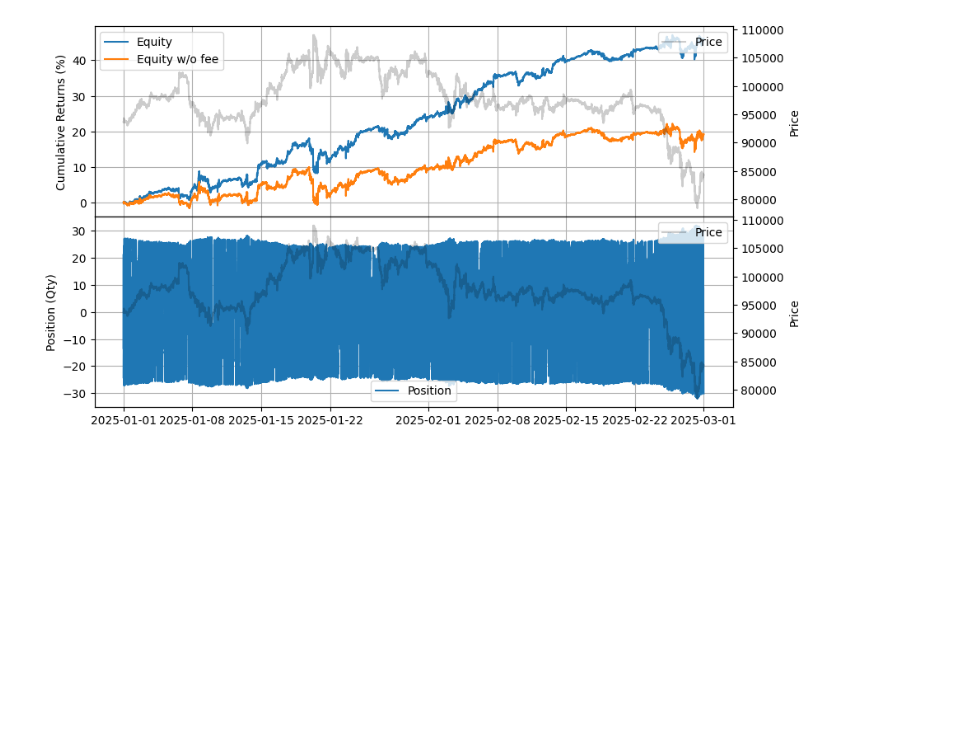
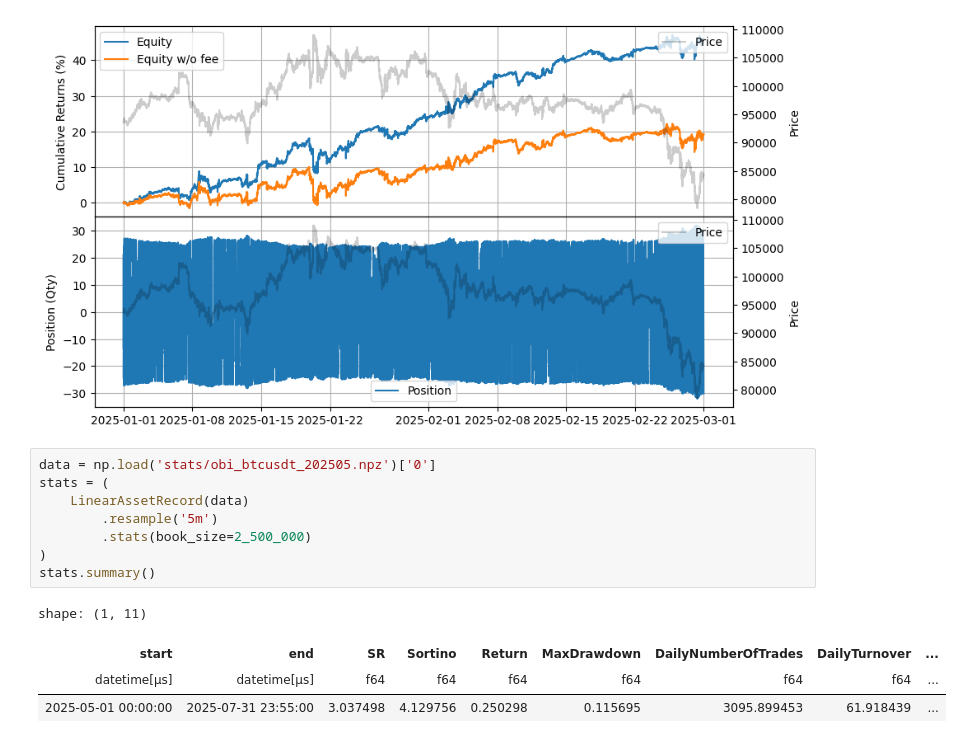
Before and after one commit to nkaz001/hftbacktest, a Jupyter notebook: examples/Market Making with Alpha - Order Book Imbalance.ipynb, the cells around one changed output. Cells and saved outputs as stored; diff of their text form; blank space fills up the shorter version.

```diff
--- a/examples/Market Making with Alpha - Order Book Imbalance.ipynb
+++ b/examples/Market Making with Alpha - Order Book Imbalance.ipynb
@@ -501,3 +541,16 @@ shape: (1, 11)
 stats.plot()
 # %% [output]
 [figure]
+# %%
+data = np.load('stats/obi_btcusdt_202505.npz')['0']
+stats = (
+    LinearAssetRecord(data)
+        .resample('5m')
+        .stats(book_size=2_500_000)
+)
+stats.summary()
+# %% [output]
+shape: (1, 11)
+| start | end | SR | Sortino | Return | MaxDrawdown | DailyNumberOfTrades | DailyTurnover | ... |
+| datetime[μs] | datetime[μs] | f64 | f64 | f64 | f64 | f64 | f64 | ... |
+| 2025-05-01 00:00:00 | 2025-07-31 23:55:00 | 3.037498 | 4.129756 | 0.250298 | 0.115695 | 3095.899453 | 61.918439 | ... |
```
Also changed, not shown: parts of 2 cells of this notebook, 1 other file.
